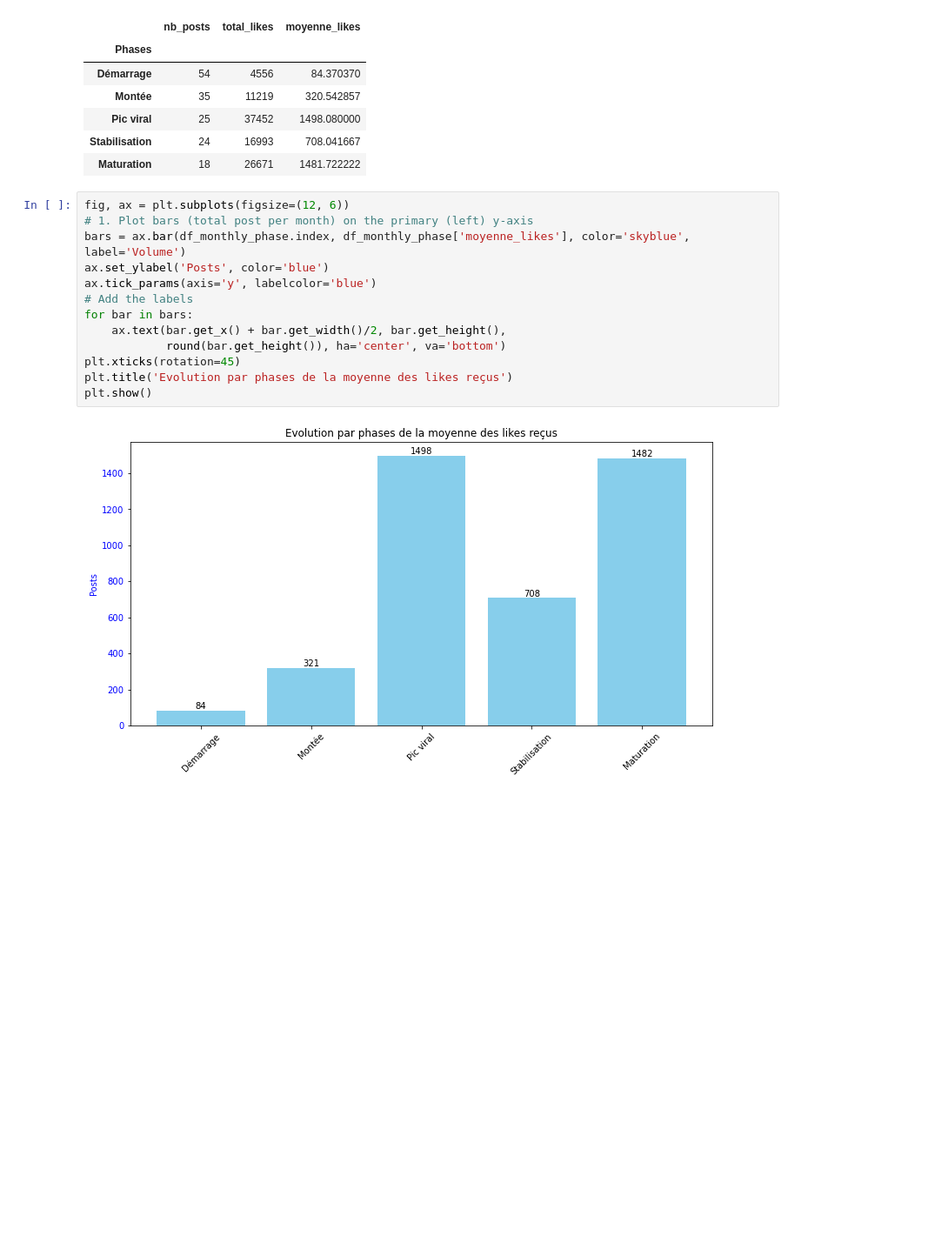
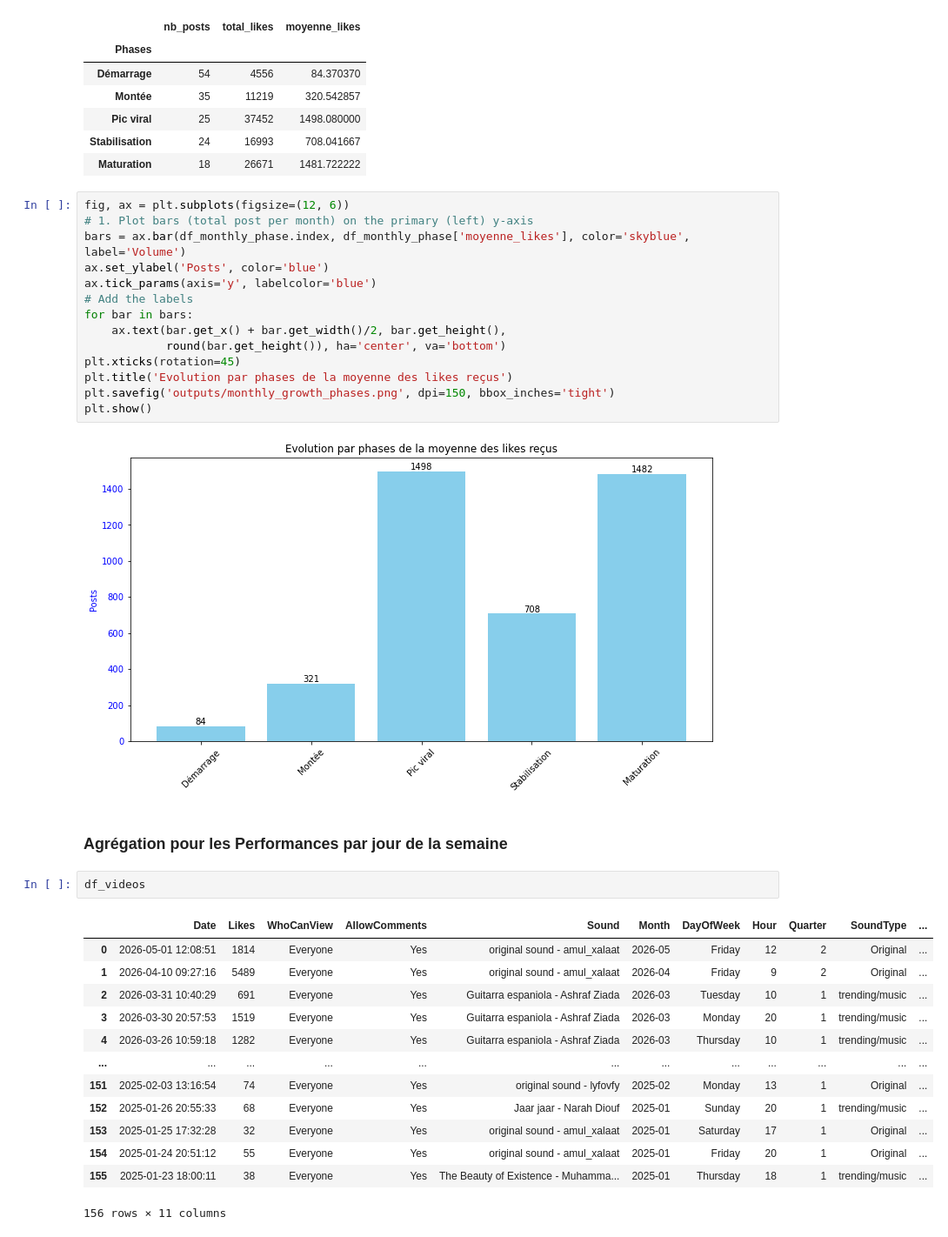
Before and after one commit to misterelgo/Amul_Xalaat_Growth_BI_Analytics, a Jupyter notebook: notebooks/03_exploratory_data_analysis.ipynb, the cells around one changed output. Shown at 87% size. Saved outputs shown, nothing was run; the diff lists cells and outputs as text; blank space fills up the shorter version.

```diff
--- a/notebooks/03_exploratory_data_analysis.ipynb
+++ b/notebooks/03_exploratory_data_analysis.ipynb
@@ -282,6 +282,25 @@ for bar in bars:
             round(bar.get_height()), ha='center', va='bottom')
 plt.xticks(rotation=45)
 plt.title('Evolution par phases de la moyenne des likes reçus')
+plt.savefig('outputs/monthly_growth_phases.png', dpi=150, bbox_inches='tight')
 plt.show()
 # %% [output]
 [figure]
+# %% [markdown]
+### Agrégation pour les Performances par jour de la semaine
+# %%
+df_videos
+# %% [output]
+|  | Date | Likes | WhoCanView | AllowComments | Sound | Month | DayOfWeek | Hour | Quarter | SoundType | ... |
+| 0 | 2026-05-01 12:08:51 | 1814 | Everyone | Yes | original sound - amul_xalaat | 2026-05 | Friday | 12 | 2 | Original | ... |
+| 1 | 2026-04-10 09:27:16 | 5489 | Everyone | Yes | original sound - amul_xalaat | 2026-04 | Friday | 9 | 2 | Original | ... |
+| 2 | 2026-03-31 10:40:29 | 691 | Everyone | Yes | Guitarra espaniola - Ashraf Ziada | 2026-03 | Tuesday | 10 | 1 | trending/music | ... |
+| 3 | 2026-03-30 20:57:53 | 1519 | Everyone | Yes | Guitarra espaniola - Ashraf Ziada | 2026-03 | Monday | 20 | 1 | trending/music | ... |
+| 4 | 2026-03-26 10:59:18 | 1282 | Everyone | Yes | Guitarra espaniola - Ashraf Ziada | 2026-03 | Thursday | 10 | 1 | trending/music | ... |
+| ... | ... | ... | ... | ... | ... | ... | ... | ... | ... | ... | ... |
+| 151 | 2025-02-03 13:16:54 | 74 | Everyone | Yes | original sound - lyfovfy | 2025-02 | Monday | 13 | 1 | Original | ... |
+| 152 | 2025-01-26 20:55:33 | 68 | Everyone | Yes | Jaar jaar - Narah Diouf | 2025-01 | Sunday | 20 | 1 | trending/music | ... |
+| 153 | 2025-01-25 17:32:28 | 32 | Everyone | Yes | original sound - amul_xalaat | 2025-01 | Saturday | 17 | 1 | Original | ... |
+| 154 | 2025-01-24 20:51:12 | 55 | Everyone | Yes | original sound - amul_xalaat | 2025-01 | Friday | 20 | 1 | Original | ... |
+| 155 | 2025-01-23 18:00:11 | 38 | Everyone | Yes | The Beauty of Existence - Muhamma... | 2025-01 | Thursday | 18 | 1 | trending/music | ... |
+156 rows × 11 columns
```
Also changed, not shown: parts of 24 cells of this notebook, 3 other files.
